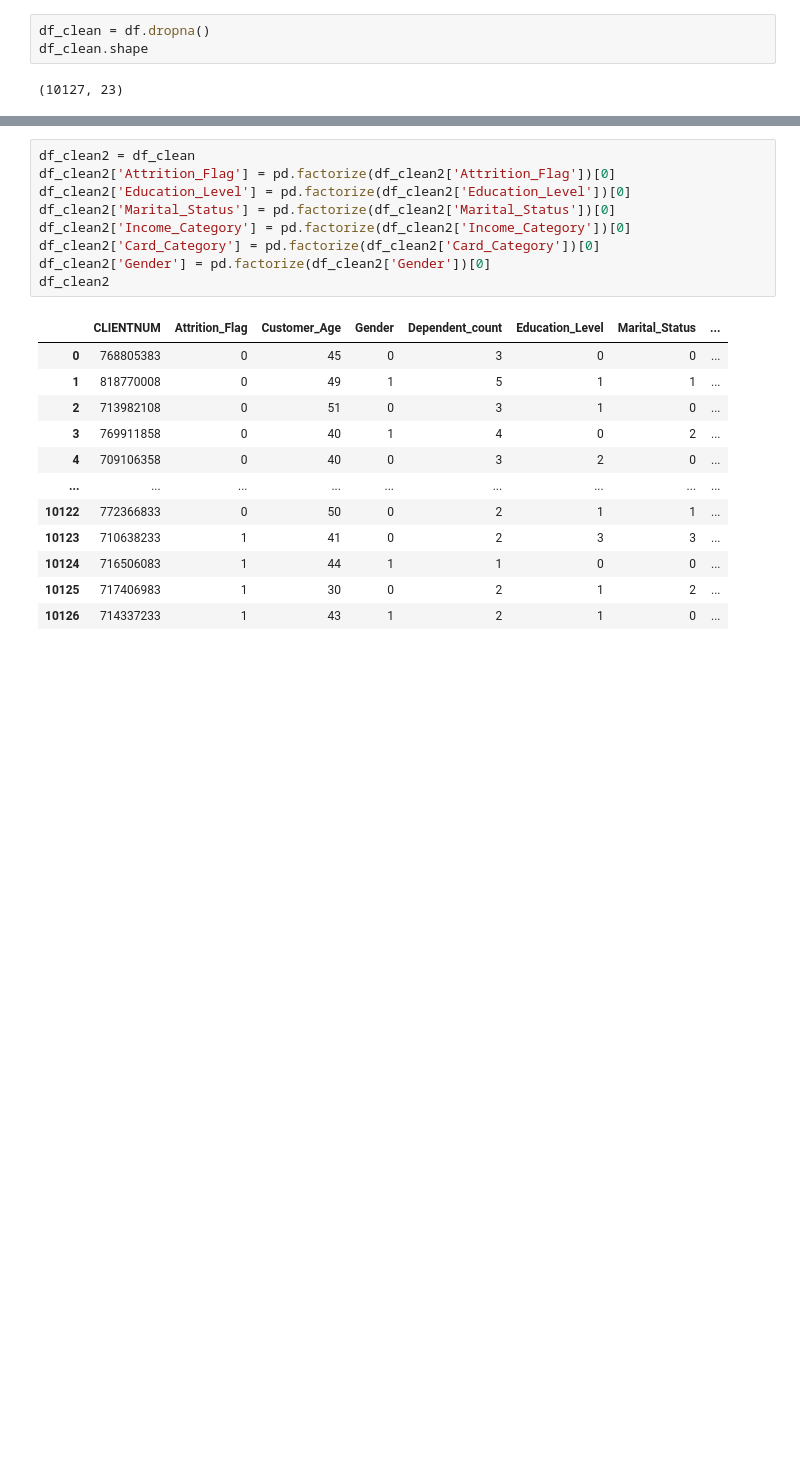
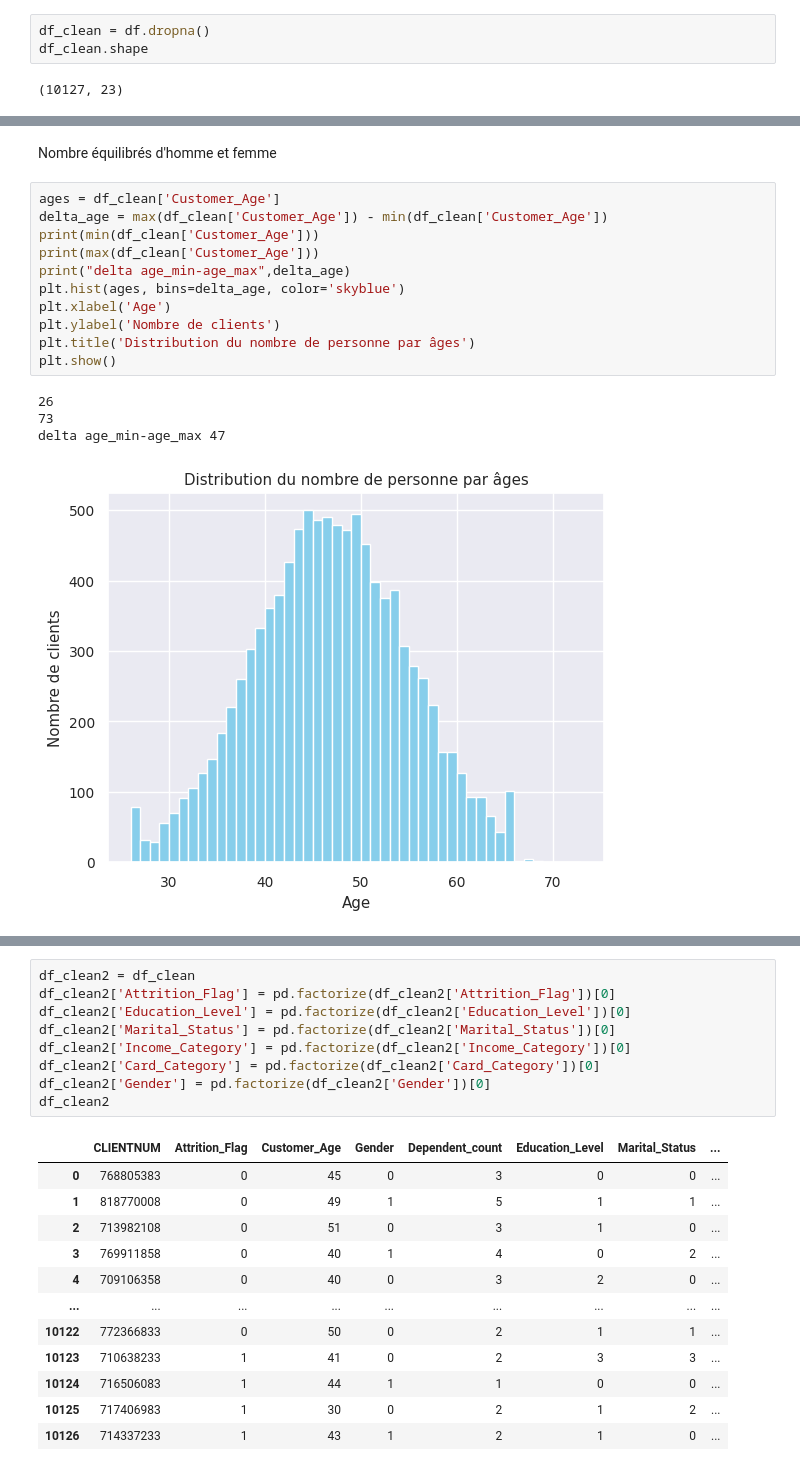
Before and after one commit to Harsisis/MachineLearning_TP, a Jupyter notebook: machineLearning/TP2/main.ipynb, the cells around one changed output, grey strips where cells are left out. Cells and saved outputs as stored; diff of their text form; blank space fills up the shorter version.

```diff
--- a/machineLearning/TP2/main.ipynb
+++ b/machineLearning/TP2/main.ipynb
@@ -70,0 +88,18 @@ df_clean.shape
+# %% [markdown]
+Nombre équilibrés d'homme et femme
+# %%
+ages = df_clean['Customer_Age']
+delta_age = max(df_clean['Customer_Age']) - min(df_clean['Customer_Age'])
+print(min(df_clean['Customer_Age']))
+print(max(df_clean['Customer_Age']))
+print("delta age_min-age_max",delta_age)
+plt.hist(ages, bins=delta_age, color='skyblue')
+plt.xlabel('Age')
+plt.ylabel('Nombre de clients')
+plt.title('Distribution du nombre de personne par âges')
+plt.show()
+# %% [output]
+26
+73
+delta age_min-age_max 47
+[figure, added]
```
Also changed, not shown: parts of 8 cells of this notebook.
